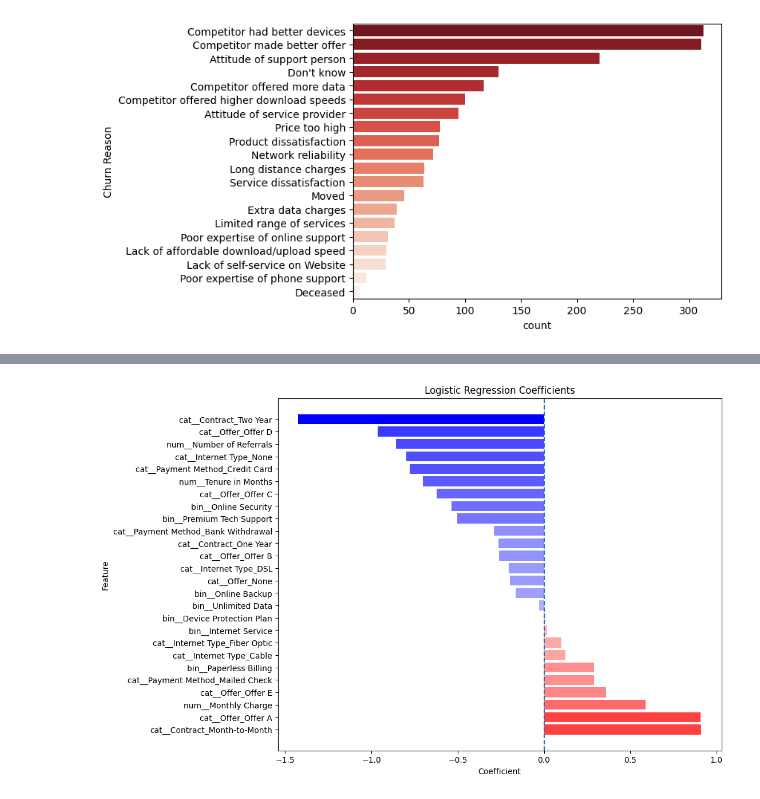
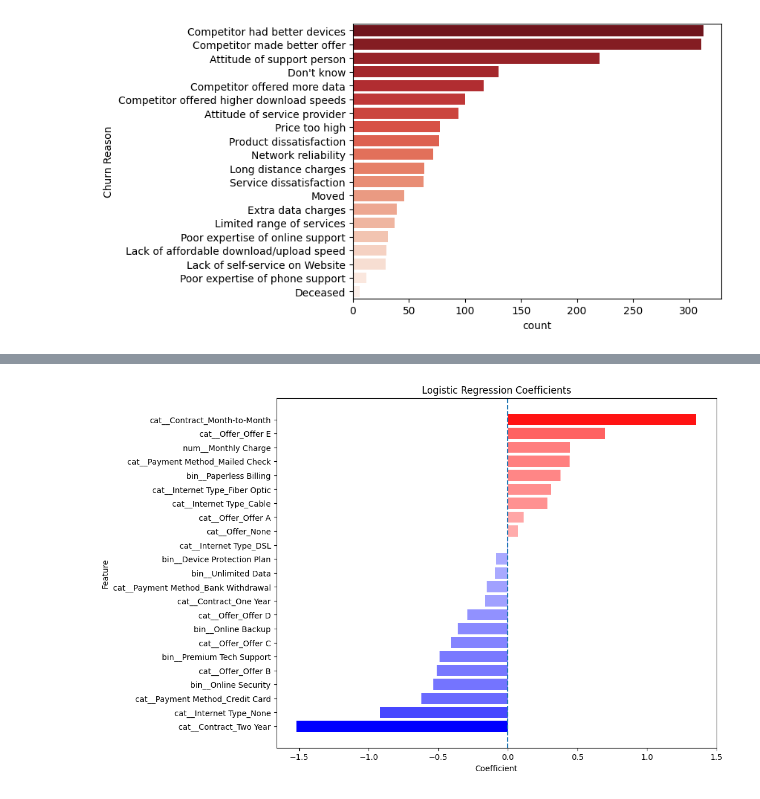
Before and after one commit to devilshadow04/churn-prediction, a Jupyter notebook: notebook.ipynb, the cells around one changed output, grey strips where cells are left out. Drawn from its saved outputs; the diff is of its cells as text; code cells hidden in the pictures.

```diff
--- a/notebook.ipynb
+++ b/notebook.ipynb
@@ -129,9 +300,10 @@ plt.show()
 # %%
-df = df[df["Customer Status"] != "Joined"].copy()
-
 print(df["Customer Status"].value_counts(normalize=True))
 
 df["Churn"] = df["Customer Status"].apply(lambda x: 1 if x == "Churned" else 0)
+
+print(df["Churn"].value_counts(normalize=True))
+
 df["Churn"].value_counts().plot(kind="bar", color=sns.color_palette("Reds", 1))
 plt.title("Churn Distribution")
 plt.xticks(rotation=0)
@@ -146,5 +328,5 @@ Name: proportion, dtype: float64
 # %%
-cat_cols = list(df.drop(columns=["Customer ID", "City", "Churn Reason", "Customer Status", "Churn Category"]).select_dtypes(include="object").columns)
+cat_cols = list(df.drop(columns=["Customer ID", "City", "Zip Code", "Latitude", "Longitude", "Churn Reason", "Customer Status", "Churn Category"]).select_dtypes(include="object").columns)
 
 
 
@@ -243,28 +455,23 @@ df["Gender"] = df["Gender"].map({"Male": 1, "Female": 0})
 # %%
-df["Tenure_MTM"] = (
-    df["Tenure in Months"] *
-    (df["Contract"] == "Month-to-Month").astype(int)
-)
-df["HighCharge_Fiber"] = (
-    df["Monthly Charge"] *
-    (df["Internet Type"] == "Fiber Optic").astype(int)
-)
+# selected_features = [
+#     # Loyalty
+#     "Tenure in Months", "Number of Referrals",
 
+#     # Contract & billing
+#     "Contract", "Paperless Billing", "Payment Method", "Offer",
+
+#     # Pricing
+#     "Monthly Charge", "Internet Service", "Internet Type",
+#     "Online Security", "Premium Tech Support",
+#     "Unlimited Data", "Online Backup", "Device Protection Plan",
+# ]
 
 selected_features = [
-    # Loyalty
-    "Tenure in Months", "Number of Referrals",
-
-    # Contract & billing
-    "Contract", "Paperless Billing", "Payment Method", "Offer",
-
-    # Pricing
-    "Monthly Charge", "Internet Service", "Internet Type",
+    "Contract", "Offer",
+    "Monthly Charge", "Internet Type",
     "Online Security", "Premium Tech Support",
     "Unlimited Data", "Online Backup", "Device Protection Plan",
-
-    # Interactions
-    # "Tenure_MTM", "HighCharge_Fiber"
+    "Paperless Billing", "Payment Method"
 ]
 
 X = df[selected_features]
@@ -281,6 +502,5 @@ X_train, X_test, y_train, y_test = train_test_split(
 # %%
 num_cols = [
-    "Tenure in Months", "Number of Referrals",
     "Monthly Charge"
 ]
 
@@ -400,24 +657,26 @@ coef_df
 # %%
 vals = coef_df["Coefficient"].values
 abs_vals = np.abs(vals)
 
 norm = plt.Normalize(abs_vals.min(), abs_vals.max())
 
 colors = []
 for v in vals:
     intensity = norm(abs(v))
     if v >= 0:
         colors.append(mcolors.to_rgba("red", alpha=0.3 + 0.7 * intensity))
     else:
         colors.append(mcolors.to_rgba("blue", alpha=0.3 + 0.7 * intensity))
 
 plt.figure(figsize=(10, 8))
 plt.barh(coef_df["Feature"], coef_df["Coefficient"], color=colors)
 
+
 plt.axvline(0, linestyle="--")
 plt.xlabel("Coefficient")
 plt.ylabel("Feature")
 plt.title(f"Logistic Regression Coefficients")
+plt.gca().invert_yaxis()
 plt.show()
 # %% [output]
-[figure, old version]
+[figure, new version]
```
Also changed, not shown: parts of 69 cells of this notebook.
